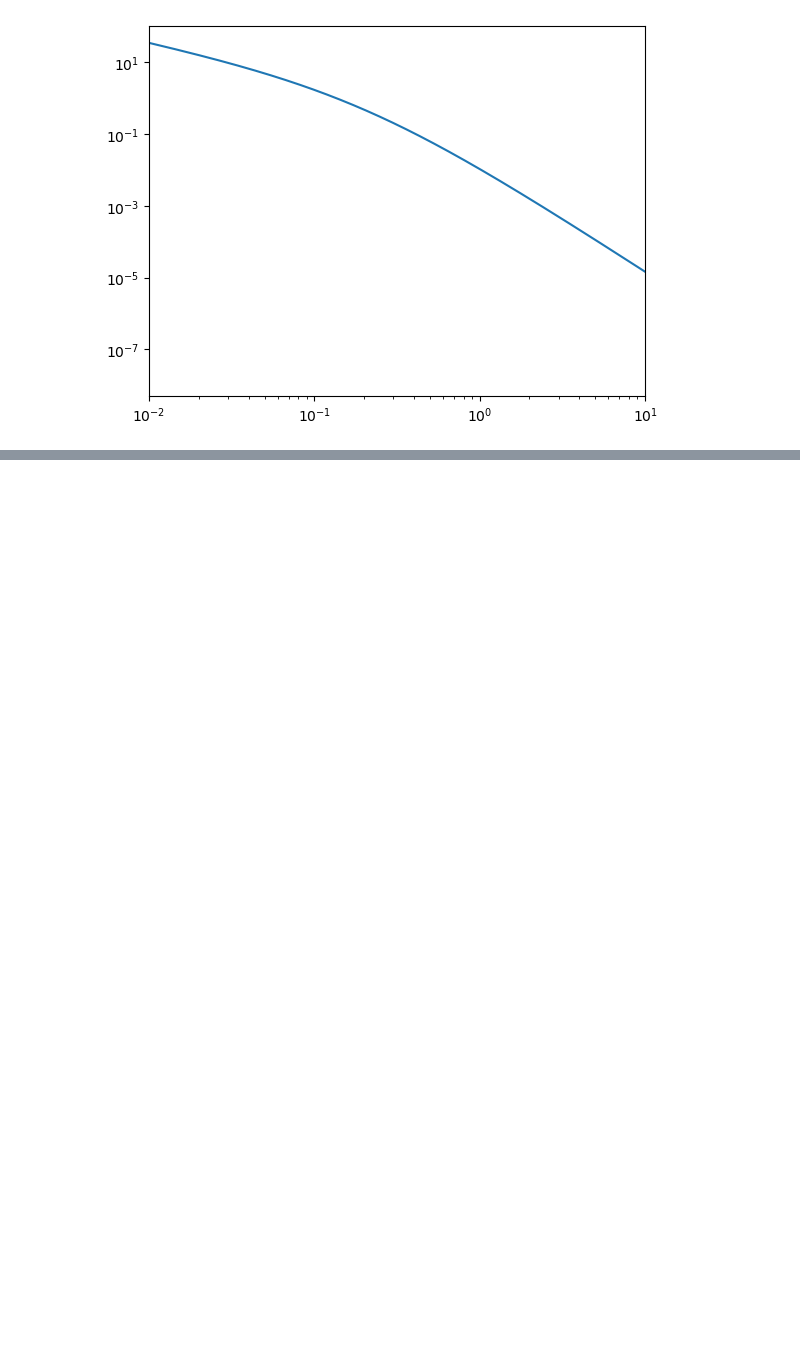
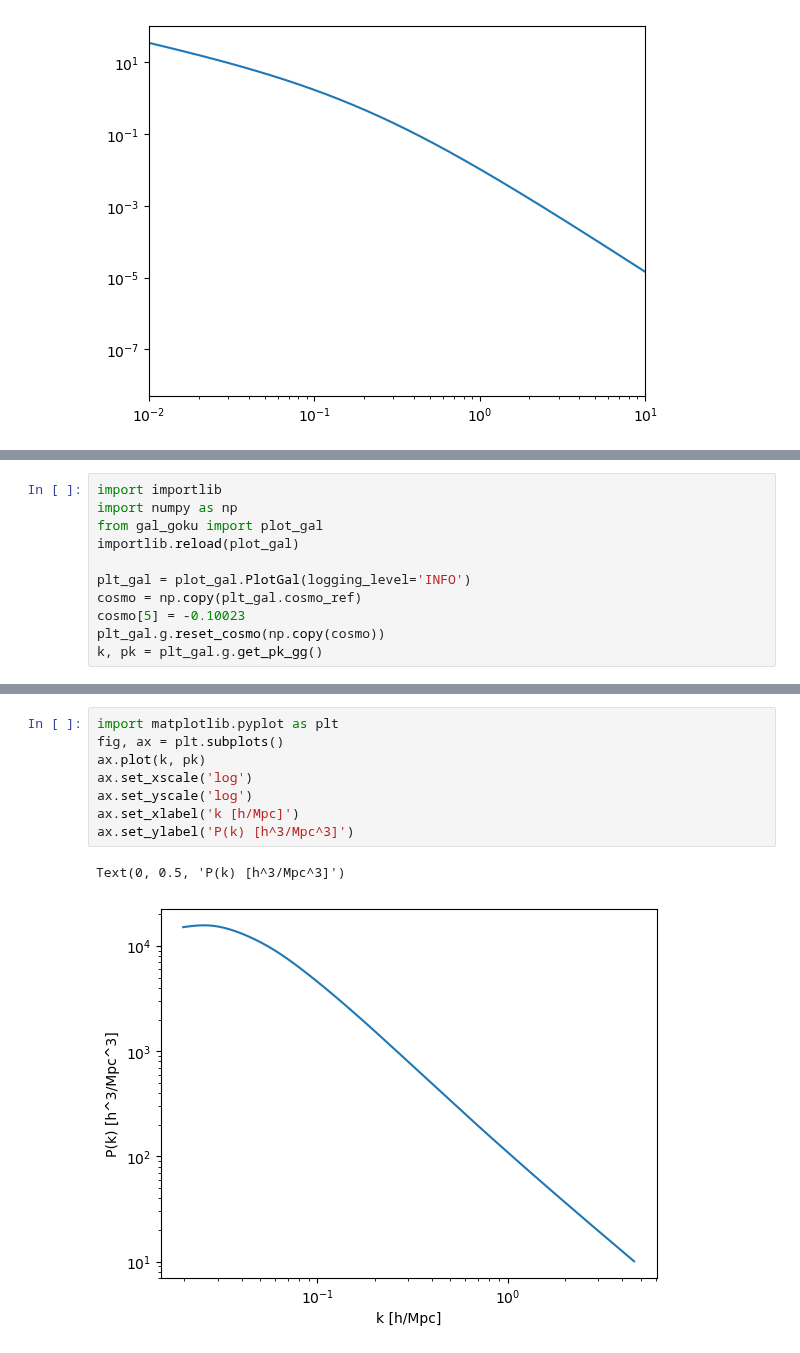
Before and after one commit to qezlou/Goku_ELG, a Jupyter notebook: emu/notebooks/xi_gg/param_sensitivity.ipynb, the cells around one changed output, grey strips where cells are left out. Cells and saved outputs as stored; diff of their text form; blank space fills up the shorter version.

```diff
--- a/emu/notebooks/xi_gg/param_sensitivity.ipynb
+++ b/emu/notebooks/xi_gg/param_sensitivity.ipynb
@@ -141,0 +229,11 @@ ax.set_yscale('log')
+# %%
+import importlib
+import numpy as np
+from gal_goku import plot_gal
+importlib.reload(plot_gal)
+
+plt_gal = plot_gal.PlotGal(logging_level='INFO')
+cosmo = np.copy(plt_gal.cosmo_ref)
+cosmo[5] = -0.10023
+plt_gal.g.reset_cosmo(np.copy(cosmo))
+k, pk = plt_gal.g.get_pk_gg()
@@ -141,0 +251,11 @@ ax.set_yscale('log')
+# %%
+import matplotlib.pyplot as plt
+fig, ax = plt.subplots()
+ax.plot(k, pk)
+ax.set_xscale('log')
+ax.set_yscale('log')
+ax.set_xlabel('k [h/Mpc]')
+ax.set_ylabel('P(k) [h^3/Mpc^3]')
+# %% [output]
+Text(0, 0.5, 'P(k) [h^3/Mpc^3]')
+[figure, added]
```
Also changed, not shown: parts of 7 cells of this notebook, 8 other files.
